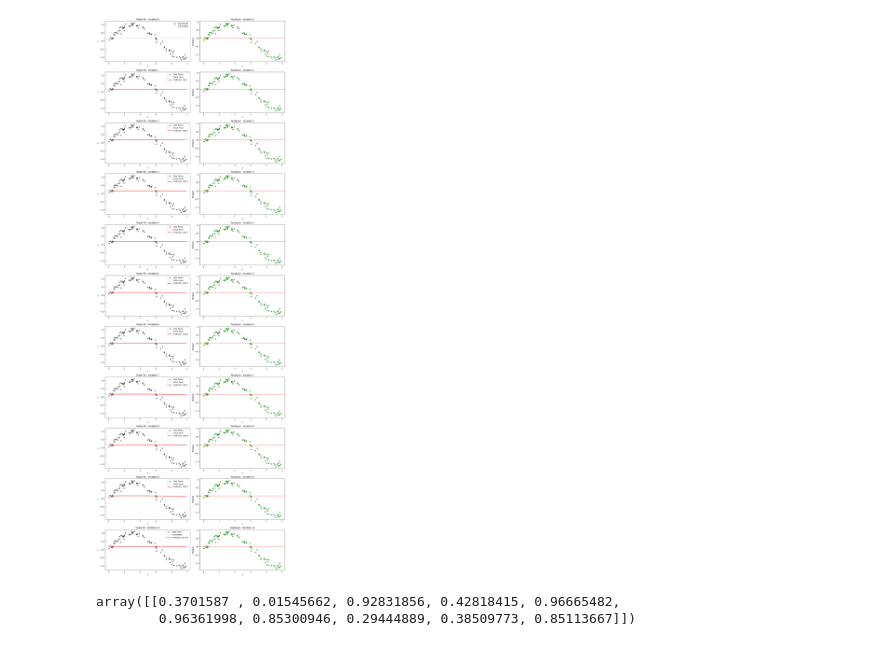
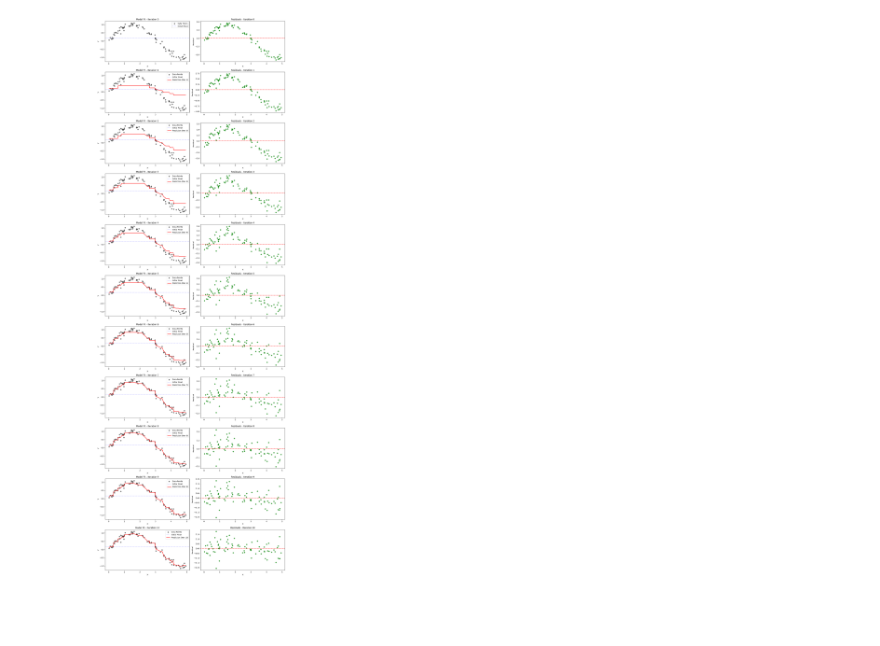
Before and after one commit to arpitbbhayani/experimental, a Jupyter notebook: gradient-boosting/sine-gb.ipynb, the cells around one changed output. Drawn from its saved outputs; the diff is of its cells as text; code cells hidden in the pictures; blank space fills up the shorter version.

```diff
--- a/gradient-boosting/sine-gb.ipynb
+++ b/gradient-boosting/sine-gb.ipynb
@@ -107,7 +107,7 @@ class GradientBoostingVisualizer:
             return []
 # %%
 def demonstrate_single_iterations():
-    visualizer = GradientBoostingVisualizer(X_1d, y_1d, n_estimators=10, learning_rate=0.001, max_depth=3)
+    visualizer = GradientBoostingVisualizer(X_1d, y_1d, n_estimators=10, learning_rate=0.3, max_depth=3)
     visualizer.fit()
 
     iterations_to_show = [0, 1, 2, 3, 4, 5, 6, 7, 8, 9, 10]
@@ -120,36 +120,31 @@ def demonstrate_single_iterations():
 
     for i, iteration in enumerate(iterations_to_show):
         # Plot model predictions
         axs[i, 0].scatter(visualizer.X, visualizer.y, color='black', alpha=0.5, label='Data Points')
         axs[i, 0].axhline(y=visualizer.initial_prediction, color='blue', linestyle='--', alpha=0.3, label='Initial Mean')
 
         if iteration > 0:
             current_pred_sorted = visualizer.prediction_history[iteration][sort_idx]
             axs[i, 0].plot(X_sorted, current_pred_sorted, color='red', linewidth=2,
                           label=f'Prediction (Iter {iteration})')
 
         axs[i, 0].set_title(f'Model Fit - Iteration {iteration}')
         axs[i, 0].set_xlabel('X')
         axs[i, 0].set_ylabel('y')
         axs[i, 0].legend()
 
         # Plot residuals
         if iteration < len(visualizer.residuals_history):
             residuals_sorted = visualizer.residuals_history[iteration][sort_idx]
             axs[i, 1].scatter(X_sorted, residuals_sorted, color='green', alpha=0.7)
             axs[i, 1].axhline(y=0, color='red', linestyle='--')
             axs[i, 1].set_title(f'Residuals - Iteration {iteration}')
             axs[i, 1].set_xlabel('X')
             axs[i, 1].set_ylabel('Residual')
 
     plt.tight_layout()
     plt.show()
 
 demonstrate_single_iterations()
 # %% [output]
-[figure, old version]
+[figure, new version]
-# %%
-np.random.rand(10).reshape(1, -1)
-# %% [output]
-array([[0.3701587 , 0.01545662, 0.92831856, 0.42818415, 0.96665482,
-        0.96361998, 0.85300946, 0.29444889, 0.38509773, 0.85113667]])
```
